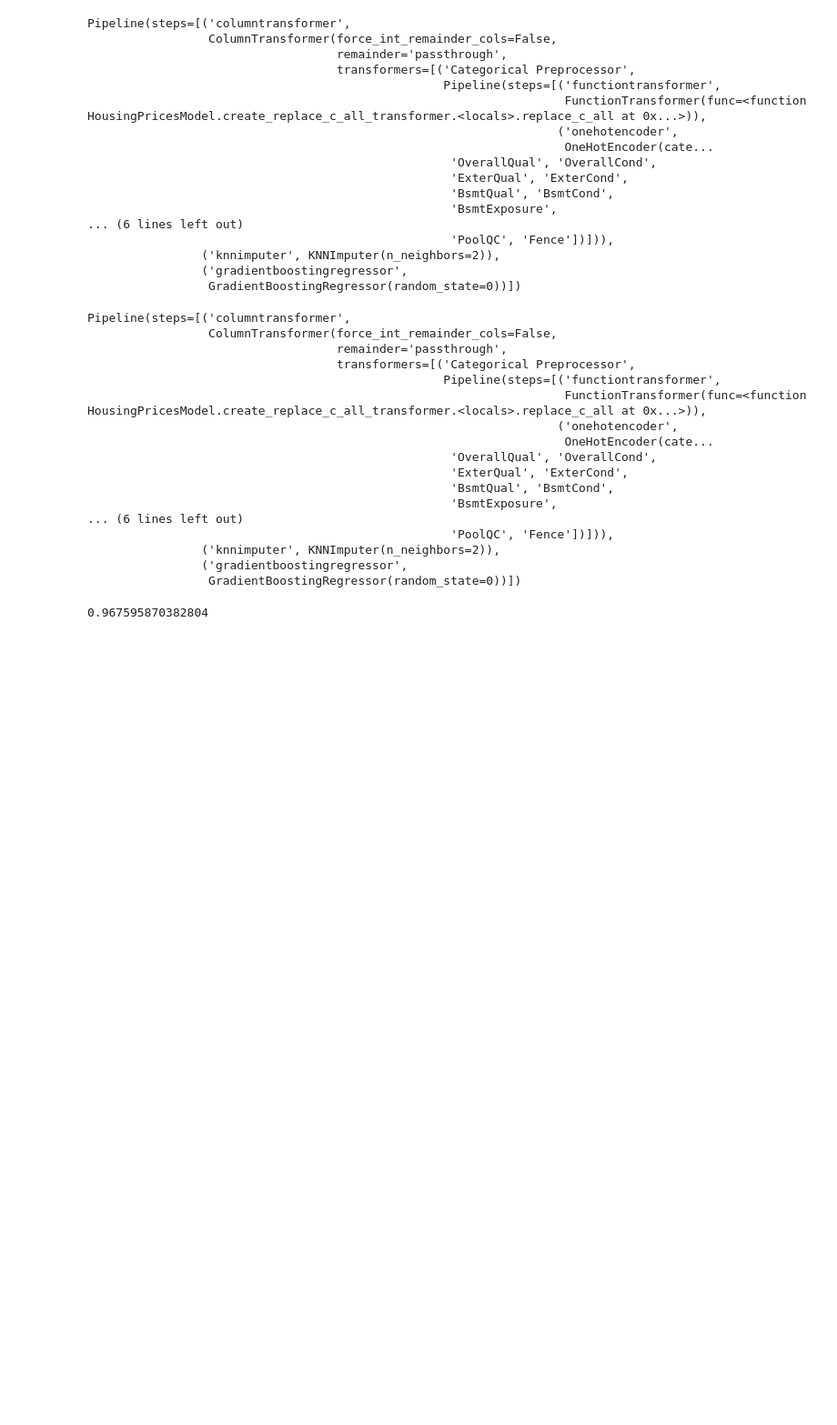
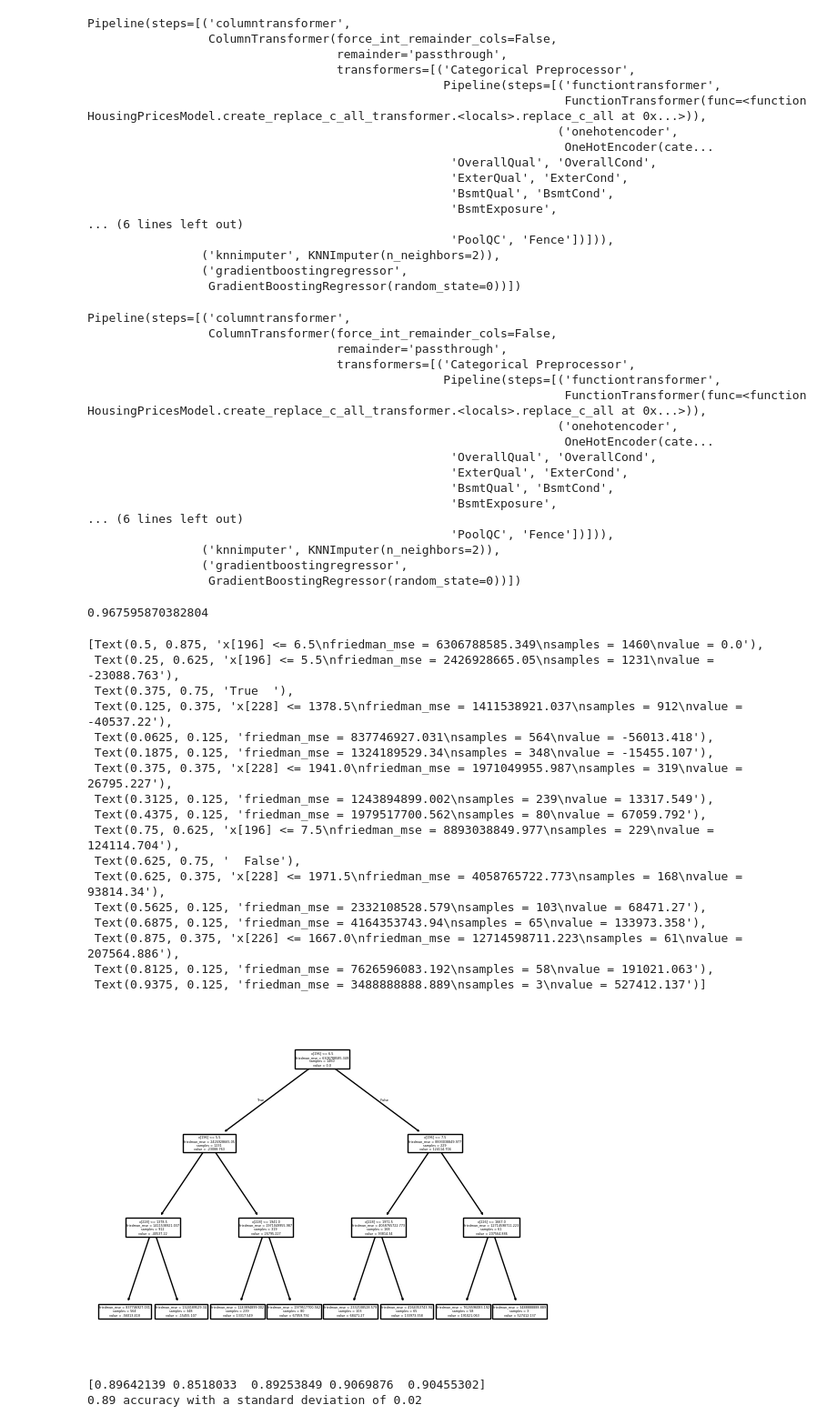
Before and after one commit to michaelknopf/kaggle, a Jupyter notebook: notebooks/housing_prices/train.ipynb, the cells around one changed output. Shown at 91% size. Saved outputs shown, nothing was run; the diff lists cells and outputs as text; code cells hidden in the pictures; blank space fills up the shorter version.

Commit message:
Inspect trained model

```diff
--- a/notebooks/housing_prices/train.ipynb
+++ b/notebooks/housing_prices/train.ipynb
@@ -47,3 +47,42 @@ Pipeline(steps=[('columntransformer',
 model.pipeline.score(X, y)
 # %% [output]
 0.967595870382804
+# %%
+from sklearn import tree
+
+reg: GradientBoostingRegressor = model.pipeline[2]
+
+# Access the decision trees
+estimators = reg.estimators_
+single_tree = estimators[0][0]
+
+tree.plot_tree(single_tree)
+# print(tree.export_text(single_tree))
+# %% [output]
+[Text(0.5, 0.875, 'x[196] <= 6.5\nfriedman_mse = 6306788585.349\nsamples = 1460\nvalue = 0.0'),
+ Text(0.25, 0.625, 'x[196] <= 5.5\nfriedman_mse = 2426928665.05\nsamples = 1231\nvalue = -23088.763'),
+ Text(0.375, 0.75, 'True  '),
+ Text(0.125, 0.375, 'x[228] <= 1378.5\nfriedman_mse = 1411538921.037\nsamples = 912\nvalue = -40537.22'),
+ Text(0.0625, 0.125, 'friedman_mse = 837746927.031\nsamples = 564\nvalue = -56013.418'),
+ Text(0.1875, 0.125, 'friedman_mse = 1324189529.34\nsamples = 348\nvalue = -15455.107'),
+ Text(0.375, 0.375, 'x[228] <= 1941.0\nfriedman_mse = 1971049955.987\nsamples = 319\nvalue = 26795.227'),
+ Text(0.3125, 0.125, 'friedman_mse = 1243894899.002\nsamples = 239\nvalue = 13317.549'),
+ Text(0.4375, 0.125, 'friedman_mse = 1979517700.562\nsamples = 80\nvalue = 67059.792'),
+ Text(0.75, 0.625, 'x[196] <= 7.5\nfriedman_mse = 8893038849.977\nsamples = 229\nvalue = 124114.704'),
+ Text(0.625, 0.75, '  False'),
+ Text(0.625, 0.375, 'x[228] <= 1971.5\nfriedman_mse = 4058765722.773\nsamples = 168\nvalue = 93814.34'),
+ Text(0.5625, 0.125, 'friedman_mse = 2332108528.579\nsamples = 103\nvalue = 68471.27'),
+ Text(0.6875, 0.125, 'friedman_mse = 4164353743.94\nsamples = 65\nvalue = 133973.358'),
+ Text(0.875, 0.375, 'x[226] <= 1667.0\nfriedman_mse = 12714598711.223\nsamples = 61\nvalue = 207564.886'),
+ Text(0.8125, 0.125, 'friedman_mse = 7626596083.192\nsamples = 58\nvalue = 191021.063'),
+ Text(0.9375, 0.125, 'friedman_mse = 3488888888.889\nsamples = 3\nvalue = 527412.137')]
+[figure, added]
+# %%
+from sklearn.model_selection import cross_val_score
+
+scores = cross_val_score(model.pipeline, X, y, cv=5)
+print(scores)
+print("%0.2f accuracy with a standard deviation of %0.2f" % (scores.mean(), scores.std()))
+# %% [output]
+[0.89642139 0.8518033  0.89253849 0.9069876  0.90455302]
+0.89 accuracy with a standard deviation of 0.02
```
Also changed, not shown: 3 other files.
